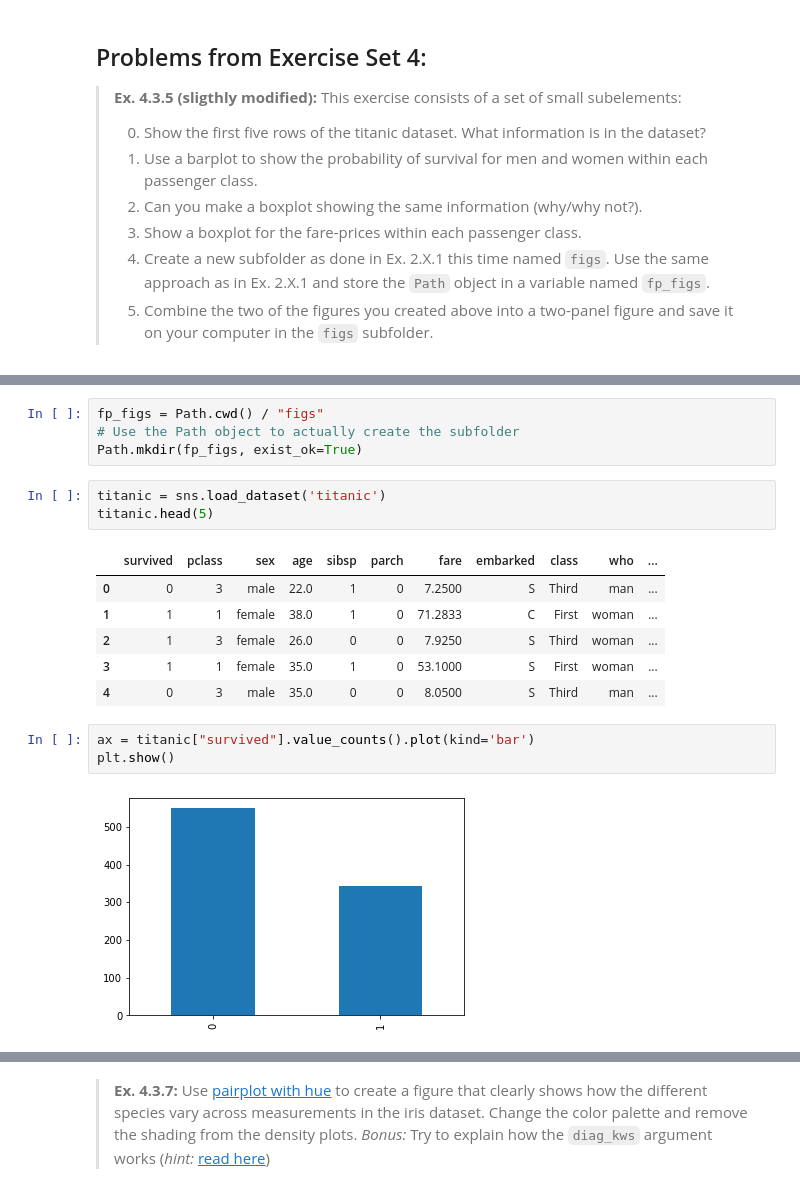
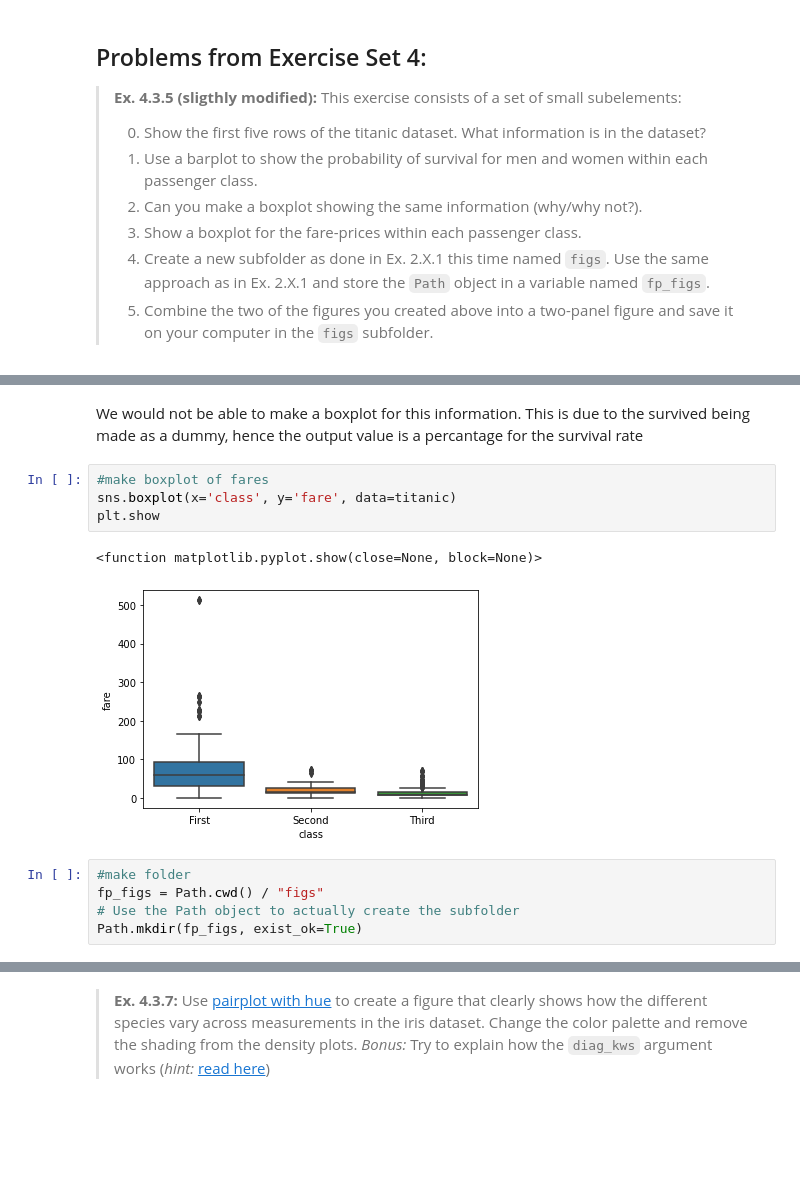
Before and after one commit to txg194/Qwe, a Jupyter notebook: Assignment 1/assignment_1.ipynb, the cells around one changed output, grey strips where cells are left out. Cells and saved outputs as stored; diff of their text form; blank space fills up the shorter version.

```diff
--- a/Assignment 1/assignment_1.ipynb
+++ b/Assignment 1/assignment_1.ipynb
@@ -456,19 +470,14 @@ m  # Display map
+# %% [markdown]
+We would not be able to make a boxplot for this information. This is due to the survived being made as a dummy, hence the output value is a percantage for the survival rate
+# %%
+#make boxplot of fares
+sns.boxplot(x='class', y='fare', data=titanic)
+plt.show
+# %% [output]
+<function matplotlib.pyplot.show(close=None, block=None)>
+[figure, added]
 # %%
+#make folder
 fp_figs = Path.cwd() / "figs"
 # Use the Path object to actually create the subfolder
 Path.mkdir(fp_figs, exist_ok=True)
-# %%
-titanic = sns.load_dataset('titanic')
-titanic.head(5)
-# %% [output]
-|  | survived | pclass | sex | age | sibsp | parch | fare | embarked | class | who | ... |
-| 0 | 0 | 3 | male | 22.0 | 1 | 0 | 7.2500 | S | Third | man | ... |
-| 1 | 1 | 1 | female | 38.0 | 1 | 0 | 71.2833 | C | First | woman | ... |
-| 2 | 1 | 3 | female | 26.0 | 0 | 0 | 7.9250 | S | Third | woman | ... |
-| 3 | 1 | 1 | female | 35.0 | 1 | 0 | 53.1000 | S | First | woman | ... |
-| 4 | 0 | 3 | male | 35.0 | 0 | 0 | 8.0500 | S | Third | man | ... |
-# %%
-ax = titanic["survived"].value_counts().plot(kind='bar')
-plt.show()
-# %% [output]
-[figure, removed]
```
Also changed, not shown: parts of 13 cells of this notebook.
